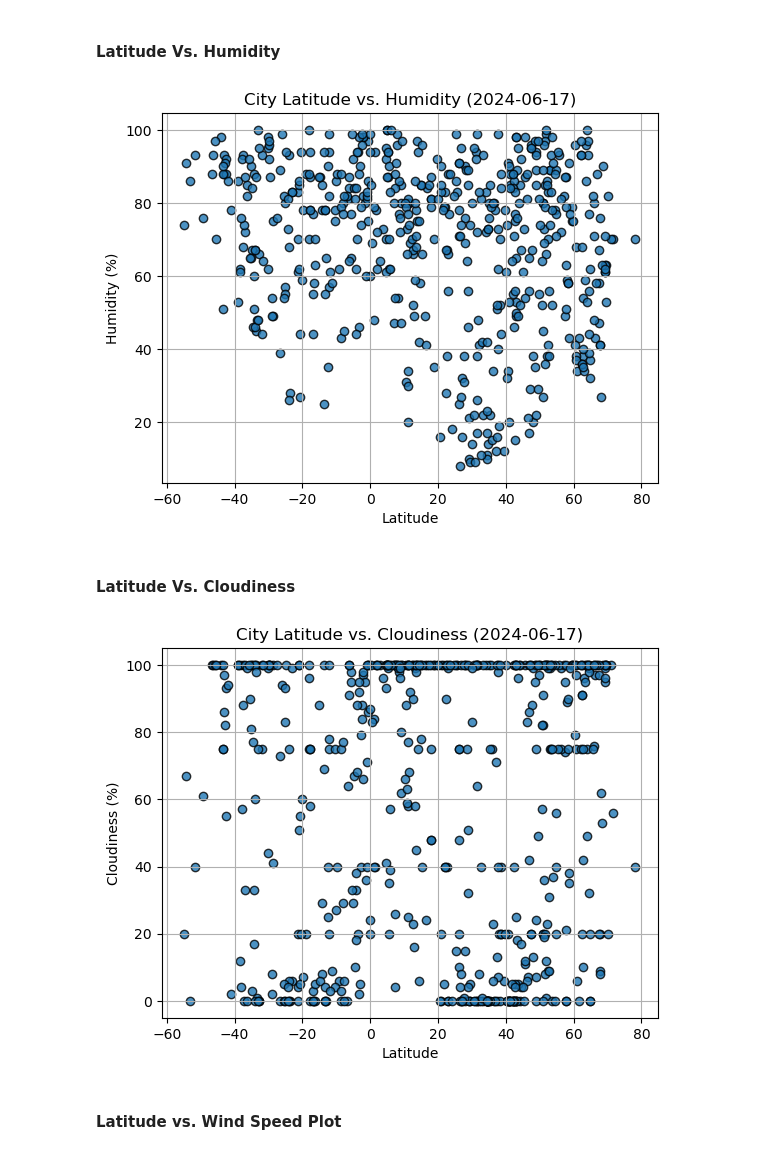
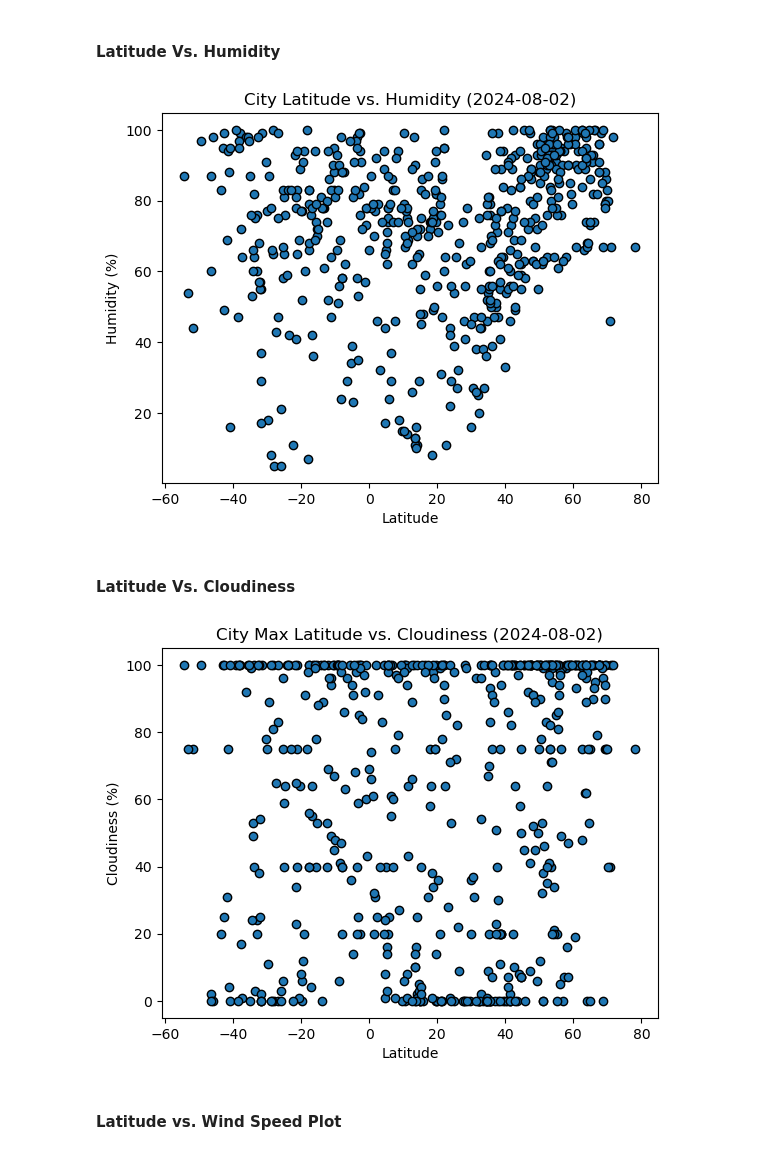
Before and after one commit to alabidj/python-api-challenge, a Jupyter notebook: WeatherPy/WeatherPy.ipynb, the cells around one changed output. Cells and saved outputs as stored; diff of their text form; code cells hidden in the pictures.

```diff
--- a/WeatherPy/WeatherPy.ipynb
+++ b/WeatherPy/WeatherPy.ipynb
@@ -177,6 +198,6 @@ city_data_df.to_csv("output_data/cities.csv", index_label="City_ID")
 # %%
 # Read saved data
-city_data_df = pd.read_csv("output_data/cities.csv", index_col="City_ID")
+city_data_df = pd.read_csv(r"C:\Users\alabi\OneDrive\Desktop\Coding Class\Challenges\Challenge 6\python-api-challenge\Output_data\cities.csv", index_col="City_ID")
 
 # Display sample data
 city_data_df.head()
@@ -210,33 +235,39 @@ plt.show()
 #### Latitude Vs. Humidity
 # %%
 # Build the scatter plots for latitude vs. humidity
-# YOUR CODE HERE
+plt.scatter(city_data_df['Lat'], city_data_df['Humidity'], marker = 'o', edgecolors='black')
+
 
 # Incorporate the other graph properties
-# YOUR CODE HERE
+plt.title("City Latitude vs. Humidity (2024-08-02)")
+plt.xlabel("Latitude")
+plt.ylabel("Humidity (%)")
 
 # Save the figure
-plt.savefig("output_data/Fig2.png")
+plt.savefig(r"C:\Users\alabi\OneDrive\Desktop\Coding Class\Challenges\Challenge 6\python-api-challenge\Output_data\Fig2.png")
 
 # Show plot
 plt.show()
 # %% [output]
-[figure, old version]
+[figure, new version]
 # %% [markdown]
 #### Latitude Vs. Cloudiness
 # %%
 # Build the scatter plots for latitude vs. cloudiness
-# YOUR CODE HERE
+plt.scatter(city_data_df['Lat'], city_data_df['Cloudiness'], marker = 'o', edgecolors='black')
+
 
 # Incorporate the other graph properties
-# YOUR CODE HERE
+plt.title("City Max Latitude vs. Cloudiness (2024-08-02)")
+plt.xlabel("Latitude")
+plt.ylabel("Cloudiness (%)")
 
 # Save the figure
-plt.savefig("output_data/Fig3.png")
+plt.savefig(r"C:\Users\alabi\OneDrive\Desktop\Coding Class\Challenges\Challenge 6\python-api-challenge\Output_data\Fig3.png")
 
 # Show plot
 plt.show()
 # %% [output]
-[figure, old version]
+[figure, new version]
 # %% [markdown]
 #### Latitude vs. Wind Speed Plot
```
Also changed, not shown: parts of 36 cells of this notebook, 5 other files.
